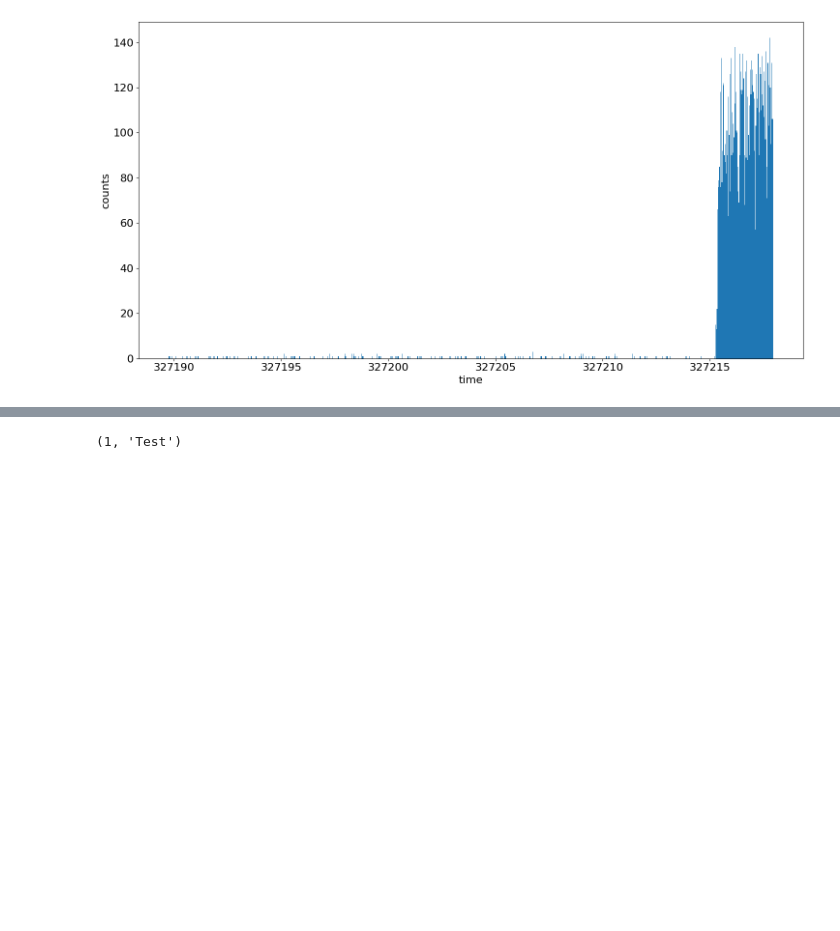
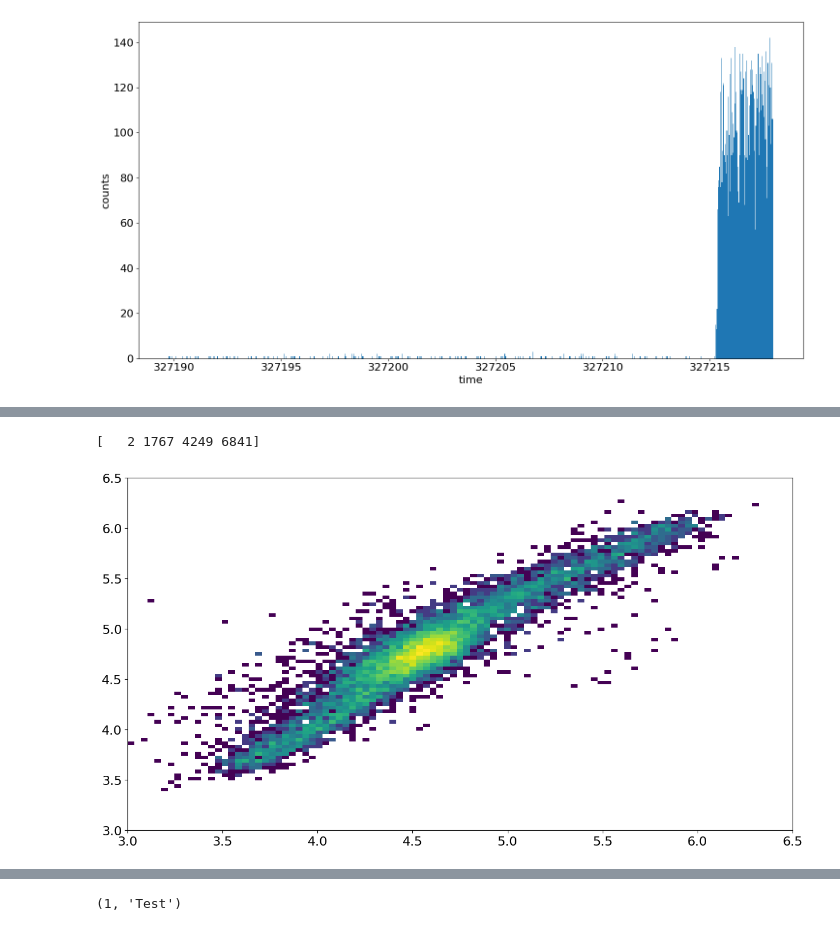
Before and after one commit to FTBF/LAPPD_TOF_Analysis, a Jupyter notebook: Analysis.ipynb, the cells around one changed output, grey strips where cells are left out. Cells and saved outputs as stored; diff of their text form; code cells hidden in the pictures; blank space fills up the shorter version.

```diff
--- a/Analysis.ipynb
+++ b/Analysis.ipynb
@@ -559,0 +575,8 @@ fig.tight_layout()
+# %%
+plt.hist2d(centers[:,0], centers2[:,0], bins=np.linspace(3,6.5,100), norm=matplotlib.colors.LogNorm())
+#plt.xlim(2.5, 7)
+#plt.ylim(2.5, 7)
+print(eventlist[centers[:,0]<1])
+# %% [output]
+[   2 1767 4249 6841]
+[figure, added]
```
Also changed, not shown: parts of 8 cells of this notebook.
